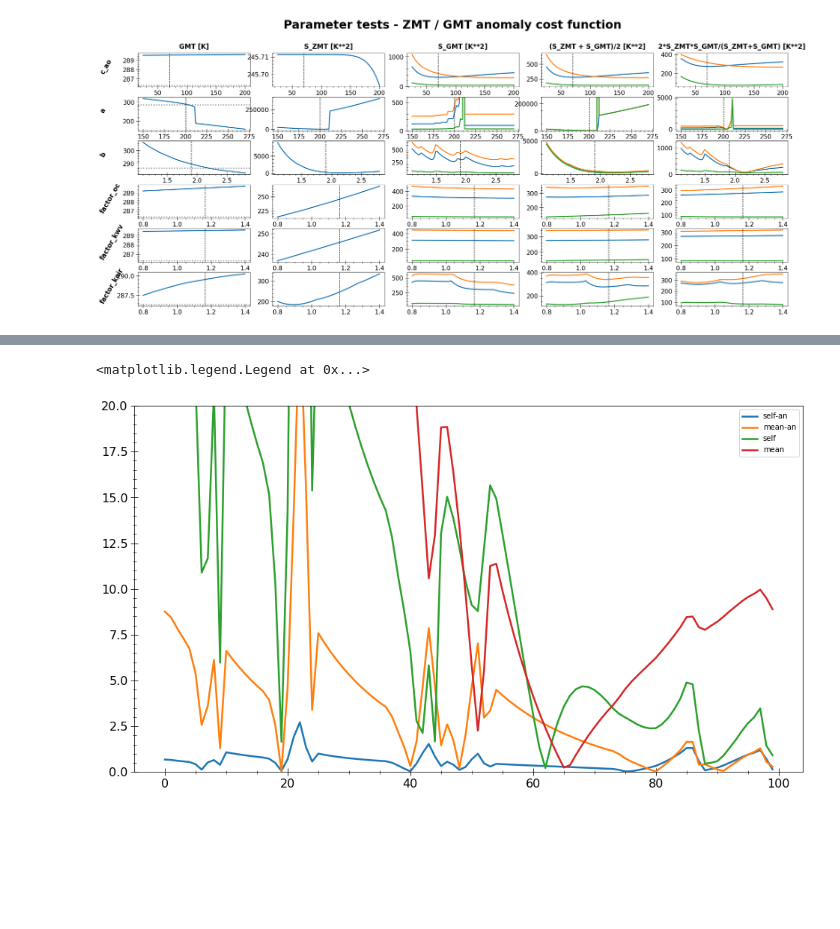
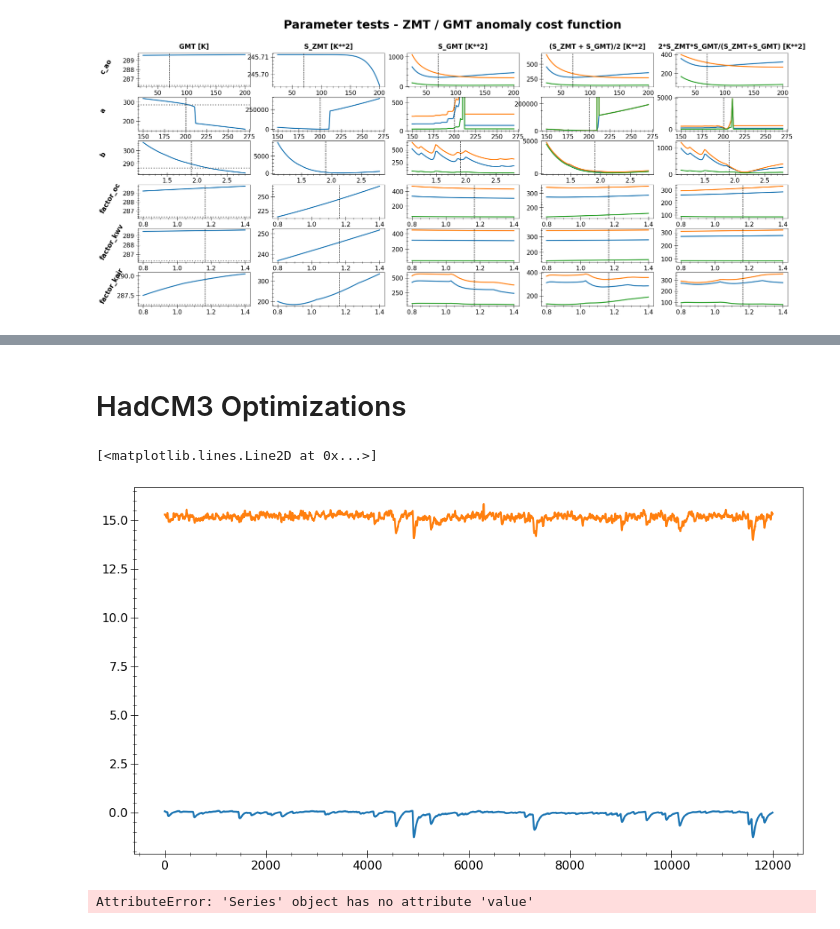
Before and after one commit to BenniSchmiedel/ZOEE, a Jupyter notebook: Plotting.ipynb, the cells around one changed output, grey strips where cells are left out. Drawn from its saved outputs; the diff is of its cells as text; code cells hidden in the pictures; blank space fills up the shorter version.

Commit message:
Reconfigure Input data

```diff
--- a/Plotting.ipynb
+++ b/Plotting.ipynb
@@ -515,15 +499,19 @@ ax1.plot(np.abs(np.gradient(S_ZMT_HadCM3_anomaly[2])),c='g')
-# %%
-#for i in range(6):
-#    plt.plot(S_grad_selfweight_HadCM3_anomaly[i],label=str(i))
-#for i in range(6):
-#    plt.plot(S_grad_mean_HadCM3_anomaly[i],label=str(i),linestyle='--')
-ind=2
-plt.plot(np.abs(S_grad_selfweight_HadCM3_anomaly[ind]),label='self-an')
-plt.plot(np.abs(S_grad_mean_HadCM3_anomaly[ind]),label='mean-an')
-plt.plot(np.abs(S_grad_selfweight_HadCM3[ind]),label='self')
-plt.plot(np.abs(S_grad_mean_HadCM3[ind]),label='mean')
-plt.ylim(0,20)
-plt.legend()
-# %% [output]
-<matplotlib.legend.Legend at 0x...>
-[figure, removed]
+# %% [markdown]
+# HadCM3 Optimizations
+# %%
+import pandas as pd
+
+df1 = pd.read_csv('../Data/Optimizations_HadCM3/xnagd_20abs.csv',converters=dict(zip(np.arange(1,8),[lambda d: np.array(eval(d))]*7)))
+# %%
+HadCM3_GMT_anomaly=pd.read_csv('Experiments/HadCM3/HadCM3_850_anomaly.csv')
+HadCM3_GMT=pd.read_csv('Experiments/HadCM3/HadCM3_850.csv')
+# %%
+plt.plot(np.vstack(df1['GMT'])[0])
+plt.plot(HadCM3_GMT_anomaly['xnagd'])
+# %% [output]
+[<matplotlib.lines.Line2D at 0x...>]
+[figure, added]
+# %%
+plt.plot(df1['F'].value[:,0])
+# %% [output]
+AttributeError: 'Series' object has no attribute 'value'
```
Also changed, not shown: parts of 4 cells of this notebook, 3 other files.
